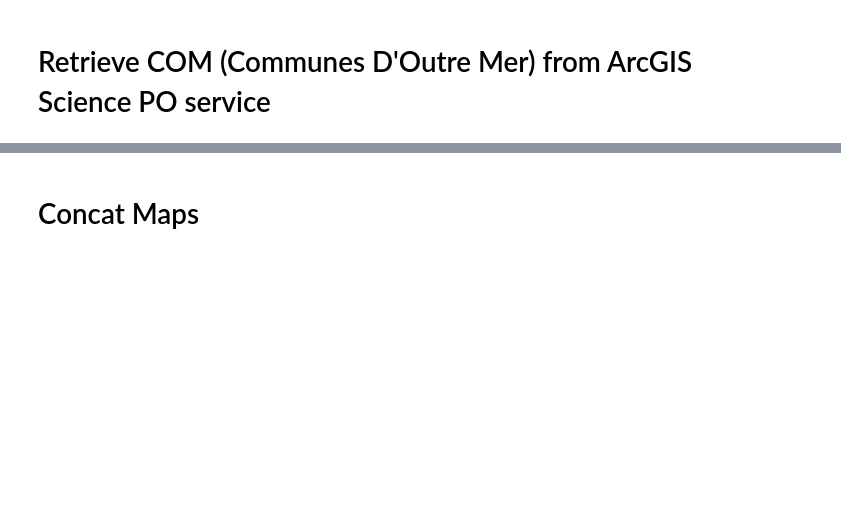
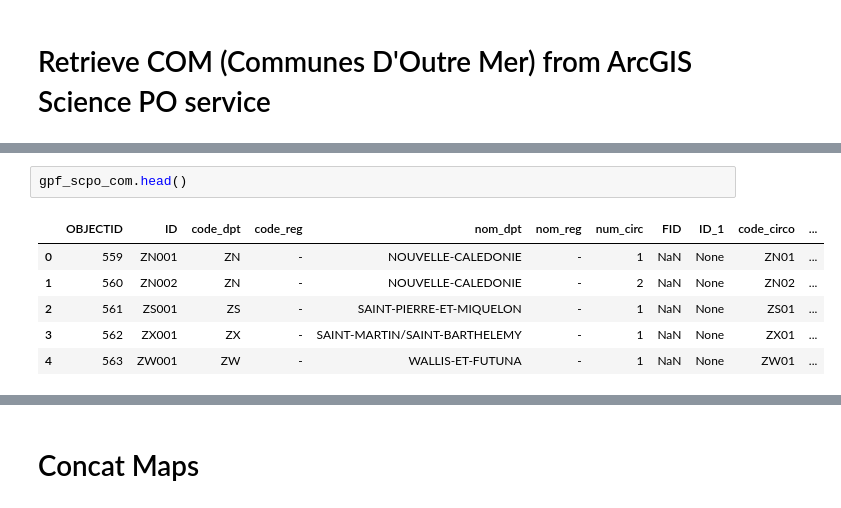
Before and after one commit to dataforgoodfr/mobibi, a Jupyter notebook: data/pierre/Find_circo_address/circo_adresse_dev.ipynb, the cells around one changed output, grey strips where cells are left out. Drawn from its saved outputs; the diff is of its cells as text; blank space fills up the shorter version.

```diff
--- a/data/pierre/Find_circo_address/circo_adresse_dev.ipynb
+++ b/data/pierre/Find_circo_address/circo_adresse_dev.ipynb
@@ -482,0 +540,9 @@ gpf_scpo.plot()
+# %%
+gpf_scpo_com.head()
+# %% [output]
+|  | OBJECTID | ID | code_dpt | code_reg | nom_dpt | nom_reg | num_circ | FID | ID_1 | code_circo | ... |
+| 0 | 559 | ZN001 | ZN | - | NOUVELLE-CALEDONIE | - | 1 | NaN | None | ZN01 | ... |
+| 1 | 560 | ZN002 | ZN | - | NOUVELLE-CALEDONIE | - | 2 | NaN | None | ZN02 | ... |
+| 2 | 561 | ZS001 | ZS | - | SAINT-PIERRE-ET-MIQUELON | - | 1 | NaN | None | ZS01 | ... |
+| 3 | 562 | ZX001 | ZX | - | SAINT-MARTIN/SAINT-BARTHELEMY | - | 1 | NaN | None | ZX01 | ... |
+| 4 | 563 | ZW001 | ZW | - | WALLIS-ET-FUTUNA | - | 1 | NaN | None | ZW01 | ... |
```
Also changed, not shown: parts of 41 cells of this notebook.
